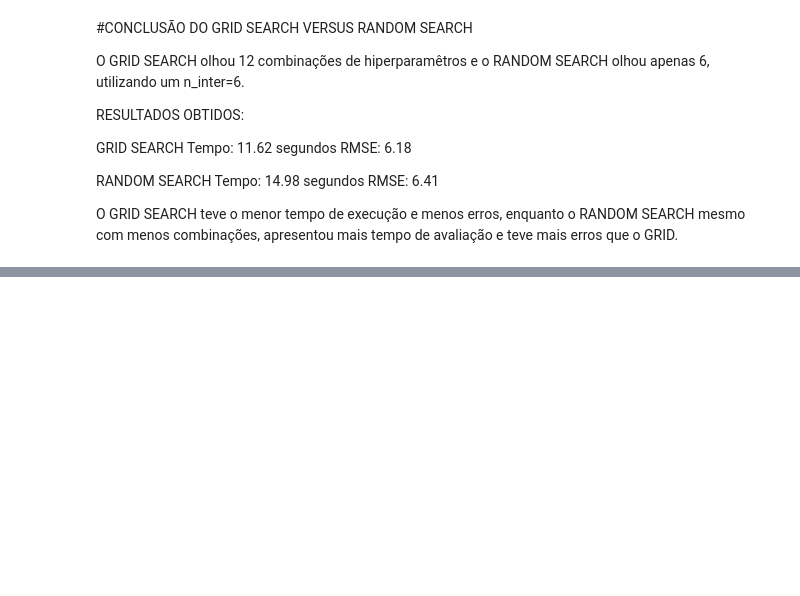
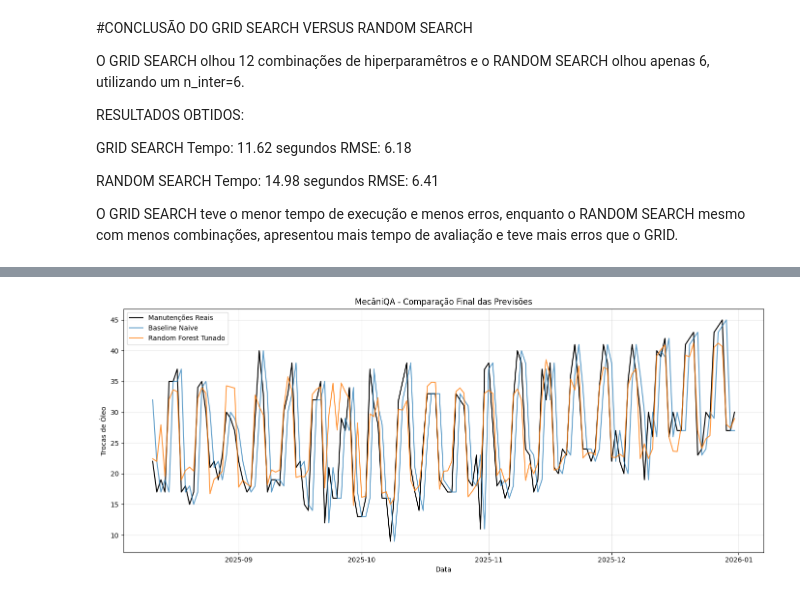
Before and after one commit to PauloHenri11/mecaniQA-maceio, a Jupyter notebook: notebooks/mecaniqa_oat3.ipynb, the cells around one changed output, grey strips where cells are left out. Saved outputs shown, nothing was run; the diff lists cells and outputs as text; code cells hidden in the pictures; blank space fills up the shorter version.

Commit message:
Finalização da OAT3

```diff
--- a/notebooks/mecaniqa_oat3.ipynb
+++ b/notebooks/mecaniqa_oat3.ipynb
@@ -520,3 +520,10 @@ Tempo: 14.98 segundos
 RMSE: 6.41
 
 O GRID SEARCH teve o menor tempo de execução e menos erros, enquanto o RANDOM SEARCH mesmo com menos combinações, apresentou mais tempo de avaliação e teve mais erros que o GRID.
+# %%
+previsao_naive_final = df_modelo.loc[y_test.index, "lag_1"]
+
+print(len(y_test))
+print(len(previsao_naive_final))
+print(len(previsao_rf))
+print(len(previsao_rf_tunado))
@@ -522,0 +569,20 @@ O GRID SEARCH teve o menor tempo de execução e menos erros, enquanto o RANDOM
+# %%
+plt.figure(figsize=(14, 6))
+
+plt.plot(y_test.index, y_test, label="Manutenções Reais", color="black")
+
+plt.plot(y_test.index, previsao_naive_final,
+         label="Baseline Naive", alpha=0.7)
+
+plt.plot(y_test.index, previsao_rf_tunado,
+         label="Random Forest Tunado", alpha=0.8)
+
+plt.title("MecâniQA - Comparação Final das Previsões")
+plt.xlabel("Data")
+plt.ylabel("Trocas de Óleo")
+plt.legend()
+plt.grid(alpha=0.3)
+plt.tight_layout()
+plt.show()
+# %% [output]
+[figure, added]
```
Also changed, not shown: parts of 9 cells of this notebook.
